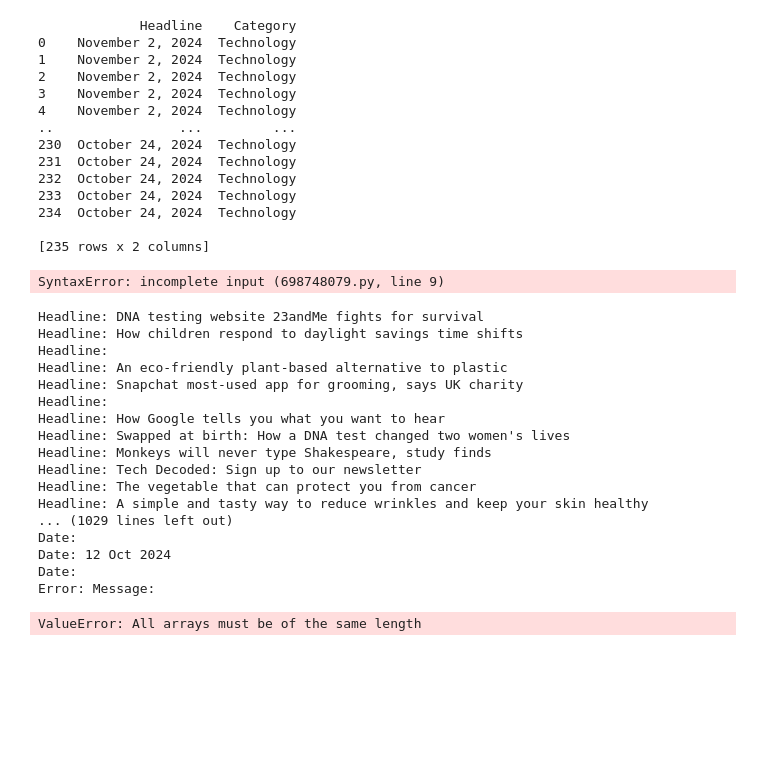
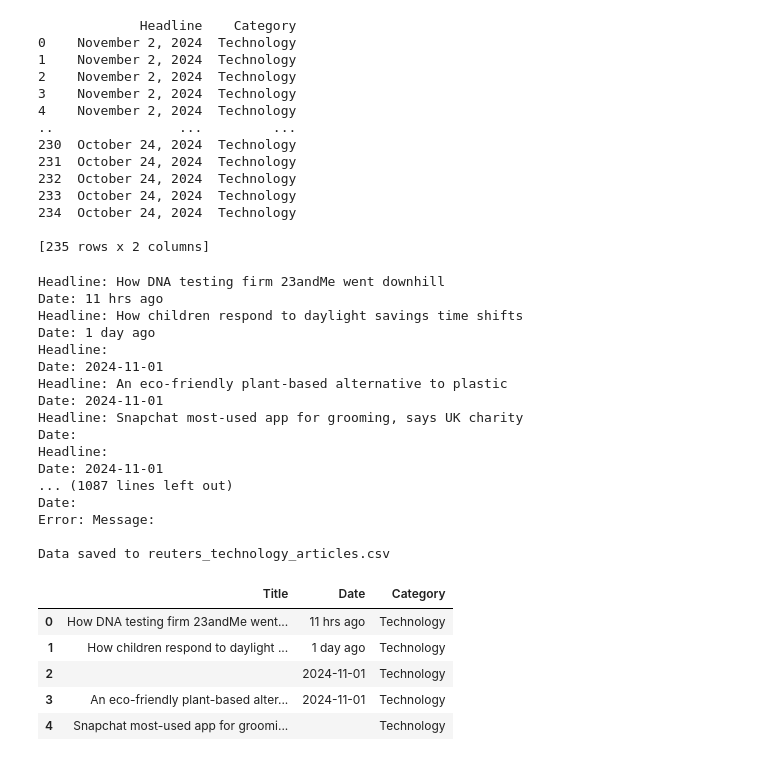
Before and after one commit to mila1357/RecommendationSystemTest, a Jupyter notebook: Selenium.ipynb, the cells around one changed output. Drawn from its saved outputs; the diff is of its cells as text; code cells hidden in the pictures; blank space fills up the shorter version.

```diff
--- a/Selenium.ipynb
+++ b/Selenium.ipynb
@@ -147,18 +146,6 @@ service = Service(chrome_driver_path)
 
 driver = webdriver.Chrome(service=service)
 driver.get("https://www.bbc.com/innovation")
-# %%
-for x in range(10):
-    try:
-
-        loadMoreButton = WebDriverWait(driver, 10).until(
-            EC.element_to_be_clickable((By.XPATH, "//button[@data-testid='pagination-next-button']"))
-        )
-        loadMoreButton.click()
-
-        time.sleep(3)
-# %% [output]
-SyntaxError: incomplete input (698748079.py, line 9)
 # %%
 def convert_relative_date(relative_date_str):
     if "days ago" in relative_date_str:
@@ -172,13 +159,19 @@ def convert_relative_date(relative_date_str):
     else:
         return relative_date_str
 
-count = 0
-headlines = []
-dates = []
-seen_titles = set()
-
+all_data = []
 for x in range(10):
     try:
+        news_headlines = driver.find_elements(By.XPATH, "//h2[@data-testid='card-headline']")
+        news_dates = driver.find_elements(By.XPATH, "//span[@data-testid='card-metadata-lastupdated']")
+
+        for headline, date in zip(news_headlines, news_dates):
+            title = headline.text
+            date_text = date.text
+            converted_date = convert_relative_date(date_text)
+            all_data.append({"Title": title, "Date": converted_date, "Category": "Technology", "Source": "BBC"})
+            print(f"Headline: {title}")
+            print(f"Date: {converted_date}")
 
         loadMoreButton = WebDriverWait(driver, 10).until(
             EC.element_to_be_clickable((By.XPATH, "//button[@data-testid='pagination-next-button']"))
@@ -187,44 +180,27 @@ for x in range(10):
 
         time.sleep(3)
 
-        news_headlines = driver.find_elements(By.XPATH, "//h2[@data-testid='card-headline']")
-        news_dates = driver.find_elements(By.XPATH, "//span[@data-testid='card-metadata-lastupdated']")
-
-        for headline in news_headlines:
-            headlines.append(headline.text)
-            print("Headline:", headline.text)
-
-        for date in news_dates:
-            date_text = date.text
-            converted_date = convert_relative_date(date_text)
-            dates.append(converted_date)
-            print("Date:", converted_date)
     except Exception as e:
         print("Error:", e)
         break
 
-data = pd.DataFrame({
-    "Title": headlines,
-    "Date": dates,
-    "Category": ["Technology"] * len(headlines)
-})
-data.to_csv("reuters_technology_articles.csv", index=False)
+data = pd.DataFrame(all_data)
+data.to_csv("data.csv", index=False)
 # %% [output]
-Headline: DNA testing website 23andMe fights for survival
+Headline: How DNA testing firm 23andMe went downhill
+Date: 11 hrs ago
 Headline: How children respond to daylight savings time shifts
+Date: 1 day ago
 Headline:
+Date: 2024-11-01
 Headline: An eco-friendly plant-based alternative to plastic
+Date: 2024-11-01
 Headline: Snapchat most-used app for grooming, says UK charity
+Date:
 Headline:
-Headline: How Google tells you what you want to hear
-Headline: Swapped at birth: How a DNA test changed two women's lives
-Headline: Monkeys will never type Shakespeare, study finds
-Headline: Tech Decoded: Sign up to our newsletter
-Headline: The vegetable that can protect you from cancer
-Headline: A simple and tasty way to reduce wrinkles and keep your skin healthy
-... (1029 lines left out)
-Date:
-Date: 12 Oct 2024
+Date: 2024-11-01
+... (1087 lines left out)
 Date:
 Error: Message:
+
+Data saved to reuters_technology_articles.csv
-ValueError: All arrays must be of the same length
@@ -258,3 +207,12 @@ for date in news_dates:
+# %%
+data.head()
+# %% [output]
+|  | Title | Date | Category |
+| 0 | How DNA testing firm 23andMe went... | 11 hrs ago | Technology |
+| 1 | How children respond to daylight ... | 1 day ago | Technology |
+| 2 |  | 2024-11-01 | Technology |
+| 3 | An eco-friendly plant-based alter... | 2024-11-01 | Technology |
+| 4 | Snapchat most-used app for groomi... |  | Technology |
 # %%
 headlines_and_dates = []
 
```
Also changed, not shown: parts of 2 cells of this notebook.
